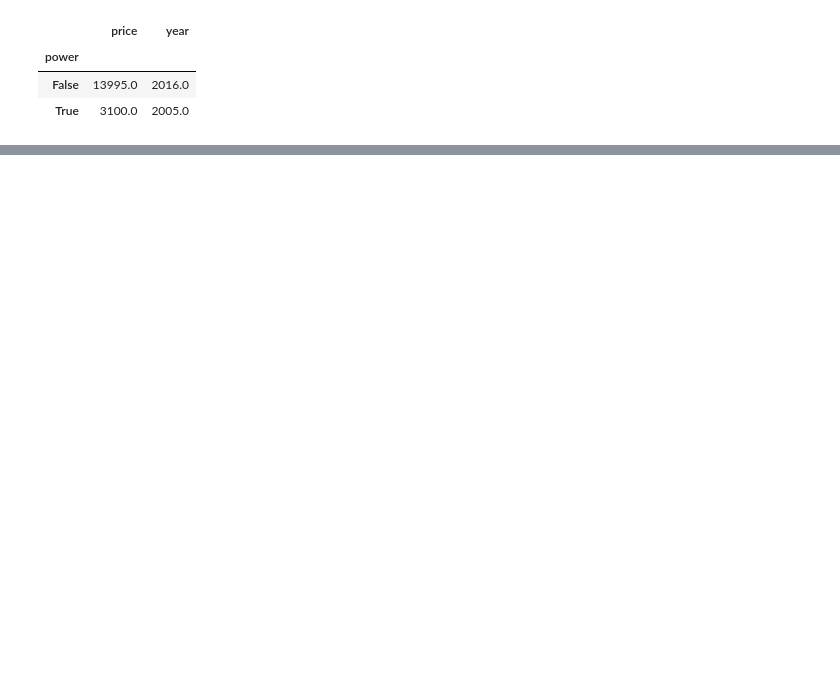
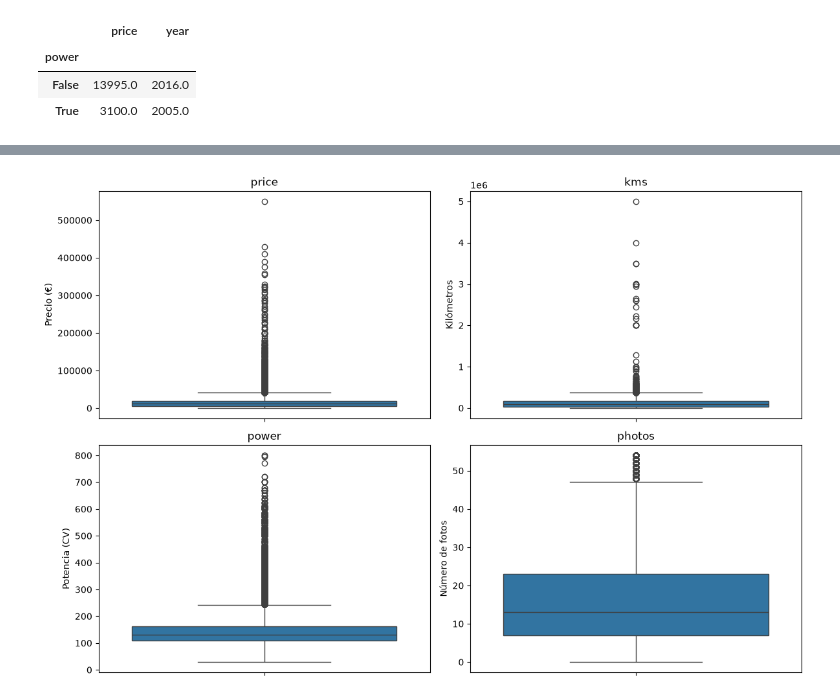
Before and after one commit to rusamen86/tfm-p1-precio-coches, a Jupyter notebook: notebooks/01_eda.ipynb, the cells around one changed output, grey strips where cells are left out. Cells and saved outputs as stored; diff of their text form; code cells hidden in the pictures; blank space fills up the shorter version.

```diff
--- a/notebooks/01_eda.ipynb
+++ b/notebooks/01_eda.ipynb
@@ -169,0 +213,19 @@ Solo hay dos anuncios sin marca y los dos son del modelo D2S. Como ningún otro
+# %%
+fig, axes = plt.subplots(2, 2, figsize=(12, 8))
+
+columnas = [
+    ('price', 'Precio (€)', axes[0, 0]),
+    ('kms', 'Kilómetros', axes[0, 1]),
+    ('power', 'Potencia (CV)', axes[1, 0]),
+    ('photos', 'Número de fotos', axes[1, 1]),
+]
+
+for col, eje, ax in columnas:
+    sns.boxplot(y=df[col].dropna(), ax=ax)
+    ax.set_title(col)
+    ax.set_ylabel(eje)
+
+plt.tight_layout()
+plt.show()
+# %% [output]
+[figure, added]
```
Also changed, not shown: parts of 35 cells of this notebook.
